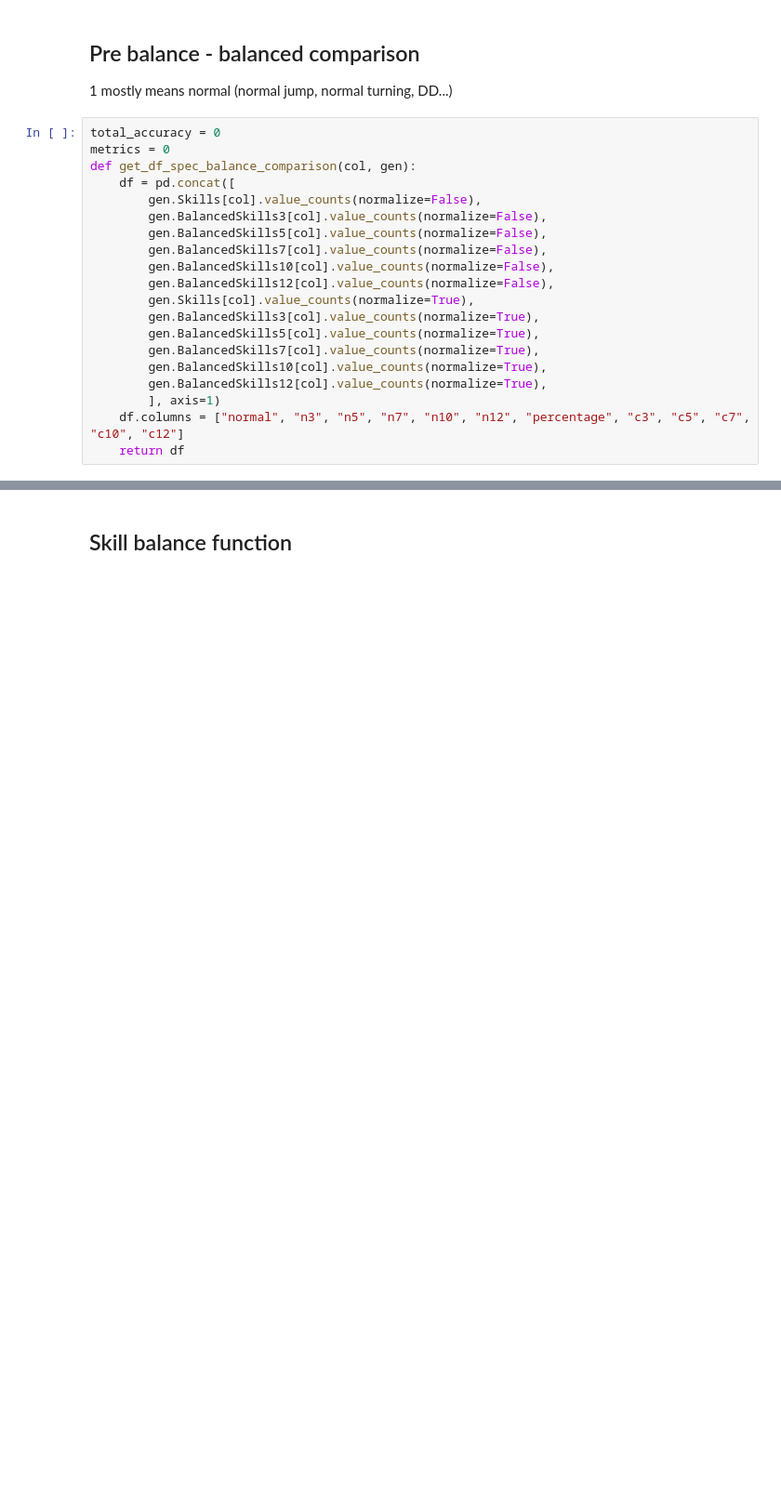
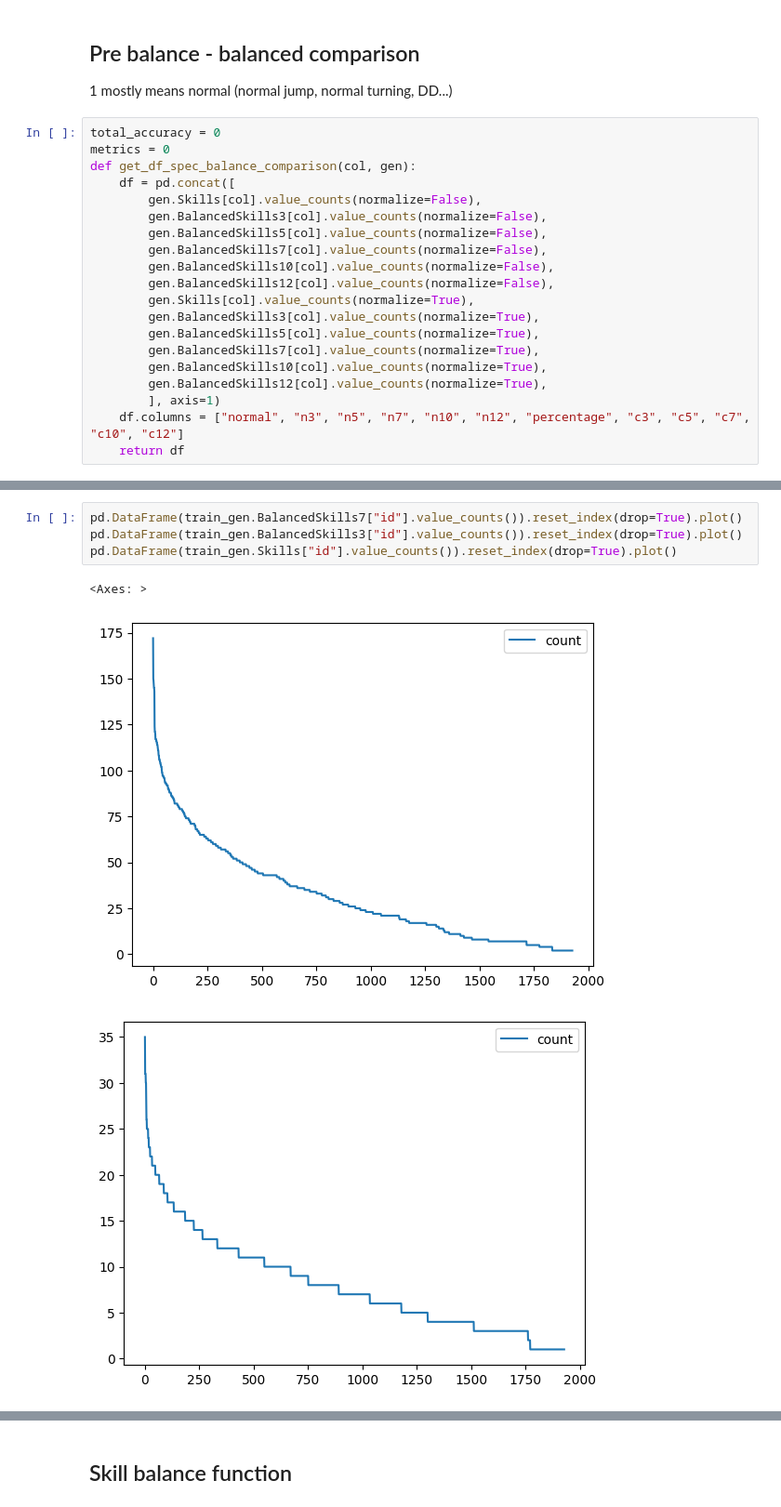
Before and after one commit to mikeddecker/judge, a Jupyter notebook: computervision/skillBalanceChecker.ipynb, the cells around one changed output, grey strips where cells are left out. Shown: that part at 93% size. Saved outputs shown, nothing was run; the diff lists cells and outputs as text; blank space fills up the shorter version.

```diff
--- a/computervision/skillBalanceChecker.ipynb
+++ b/computervision/skillBalanceChecker.ipynb
@@ -349,0 +367,8 @@ minimum train accuracy = 69.742%
+# %%
+pd.DataFrame(train_gen.BalancedSkills7["id"].value_counts()).reset_index(drop=True).plot()
+pd.DataFrame(train_gen.BalancedSkills3["id"].value_counts()).reset_index(drop=True).plot()
+pd.DataFrame(train_gen.Skills["id"].value_counts()).reset_index(drop=True).plot()
+# %% [output]
+<Axes: >
+[figure, added]
+[figure, added]
```
Also changed, not shown: parts of 26 cells of this notebook, 9 other files.
